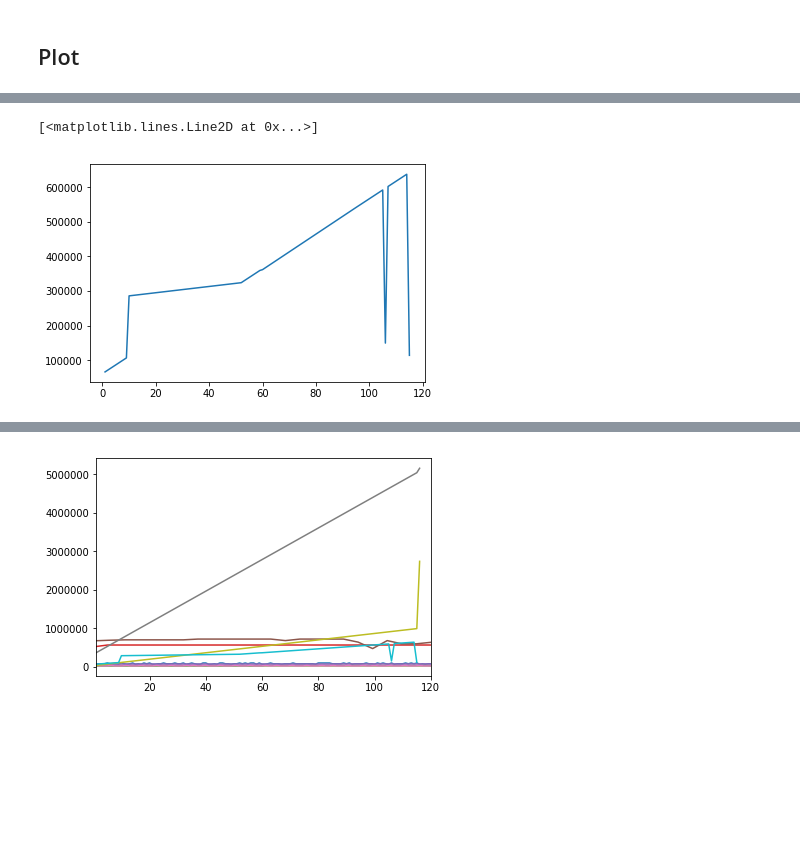
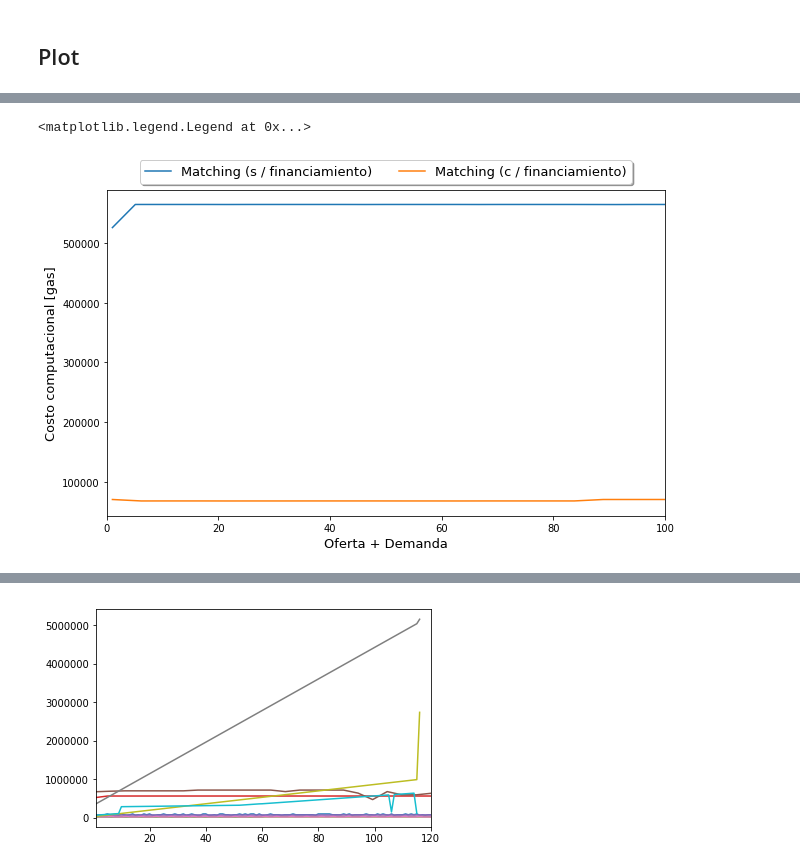
Before and after one commit to rsilvav/blockchain_gd, a Jupyter notebook: Escalabilidad.ipynb, the cells around one changed output, grey strips where cells are left out. Cells and saved outputs as stored; diff of their text form; code cells hidden in the pictures; blank space fills up the shorter version.

```diff
--- a/Escalabilidad.ipynb
+++ b/Escalabilidad.ipynb
@@ -1399,5 +1269,19 @@ plt.plot(n5,gas_matchf)
-# %%
-plt.plot(xlinsp,gas_matchp_save)
-# %% [output]
-[<matplotlib.lines.Line2D at 0x...>]
-[figure, removed]
+# %%
+n = np.linspace(1,120,120)
+n4 = np.linspace(1,120,30)
+n5 = np.linspace(1,120,24)
+nc = np.linspace(1,120,len(gas_check_save))
+
+plt.figure(figsize=(10,6))
+
+plt.plot(n4,gas_match_save,label='Matching (s / financiamiento)')
+plt.plot(n5,gas_matchf_save,label='Matching (c / financiamiento)')
+plt.margins(x=0)
+plt.xlim(0,100)
+plt.ylabel('Costo computacional [gas]', fontsize=13)
+plt.xlabel('Oferta + Demanda', fontsize=13)
+plt.legend(loc='upper center', bbox_to_anchor=(0.5, 1.11),
+          fancybox=True, shadow=True, ncol=5, fontsize=13)
+# %% [output]
+<matplotlib.legend.Legend at 0x...>
+[figure, added]
```
Also changed, not shown: parts of 6 cells of this notebook, 7 other files.
